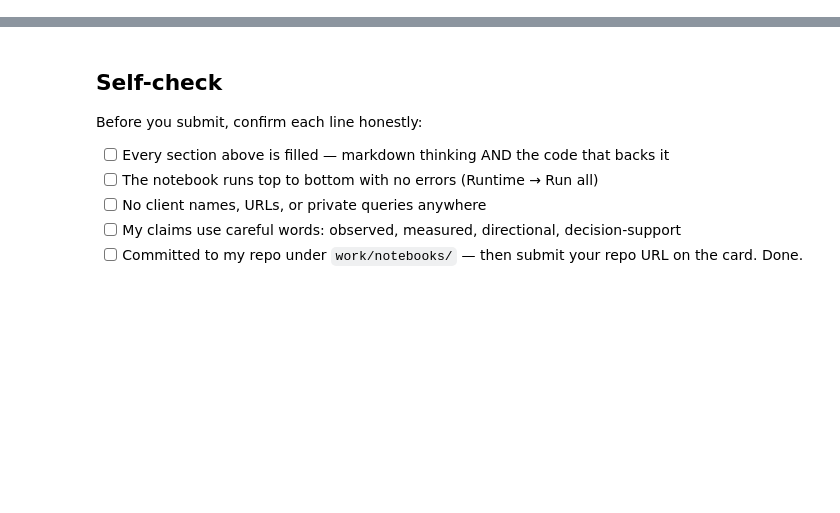
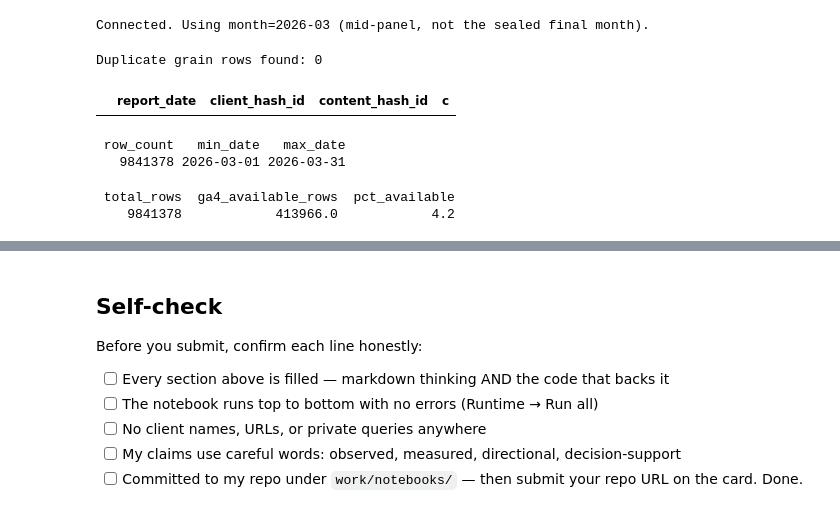
Before and after one commit to muhammadhany222/flyrank-ml-assignment1, a Jupyter notebook: work/notebooks/w03_data_contract.ipynb, the cells around one changed output, grey strips where cells are left out. Saved outputs shown, nothing was run; the diff lists cells and outputs as text; code cells hidden in the pictures; blank space fills up the shorter version.

```diff
--- a/work/notebooks/w03_data_contract.ipynb
+++ b/work/notebooks/w03_data_contract.ipynb
@@ -36,0 +42,63 @@ This skeleton is yours to fill. Work the sections **in order** — each one has
+# %%
+
+import os, getpass
+import duckdb
+
+HF_TOKEN = os.environ.get('HF_TOKEN')
+if not HF_TOKEN:
+    try:
+        from google.colab import userdata
+        HF_TOKEN = userdata.get('HF_TOKEN')
+    except Exception:
+        pass
+HF_TOKEN = HF_TOKEN or getpass.getpass('Paste your Hugging Face READ token (hf_...): ')
+
+con = duckdb.connect()
+con.execute(f"CREATE OR REPLACE SECRET hf (TYPE huggingface, TOKEN '{HF_TOKEN}')")
+
+REL = 'hf://datasets/FlyRank/internship-warehouse'
+FACT_MONTH = f"read_parquet('{REL}/fact_content_daily_performance/month=2026-03/*.parquet')"
+DIM_CONTENT = f"read_parquet('{REL}/dim_content.parquet')"
+
+print("Connected. Using month=2026-03 (mid-panel, not the sealed final month).")
+# %% [output]
+Connected. Using month=2026-03 (mid-panel, not the sealed final month).
+# %%
+
+grain_check = con.sql(f"""
+    SELECT report_date, client_hash_id, content_hash_id, COUNT(*) AS c
+    FROM {FACT_MONTH}
+    GROUP BY 1, 2, 3
+    HAVING c > 1
+    LIMIT 5
+""").df()
+
+print(f"Duplicate grain rows found: {len(grain_check)}")
+grain_check
+# %% [output]
+Duplicate grain rows found: 0
+|  | report_date | client_hash_id | content_hash_id | c |
+# %%
+span = con.sql(f"""
+    SELECT COUNT(*) AS row_count, MIN(report_date) AS min_date, MAX(report_date) AS max_date
+    FROM {FACT_MONTH}
+""").df()
+
+print(span.to_string(index=False))
+# %% [output]
+ row_count   min_date   max_date
+   9841378 2026-03-01 2026-03-31
+# %%
+
+availability = con.sql(f"""
+    SELECT
+        COUNT(*) AS total_rows,
+        SUM(CASE WHEN ga4_data_available IS TRUE THEN 1 ELSE 0 END) AS ga4_available_rows,
+        ROUND(100.0 * SUM(CASE WHEN ga4_data_available IS TRUE THEN 1 ELSE 0 END) / COUNT(*), 1) AS pct_available
+    FROM {FACT_MONTH}
+""").df()
+
+print(availability.to_string(index=False))
+# %% [output]
+ total_rows  ga4_available_rows  pct_available
+    9841378            413966.0            4.2
```
Also changed, not shown: parts of 15 cells of this notebook.
